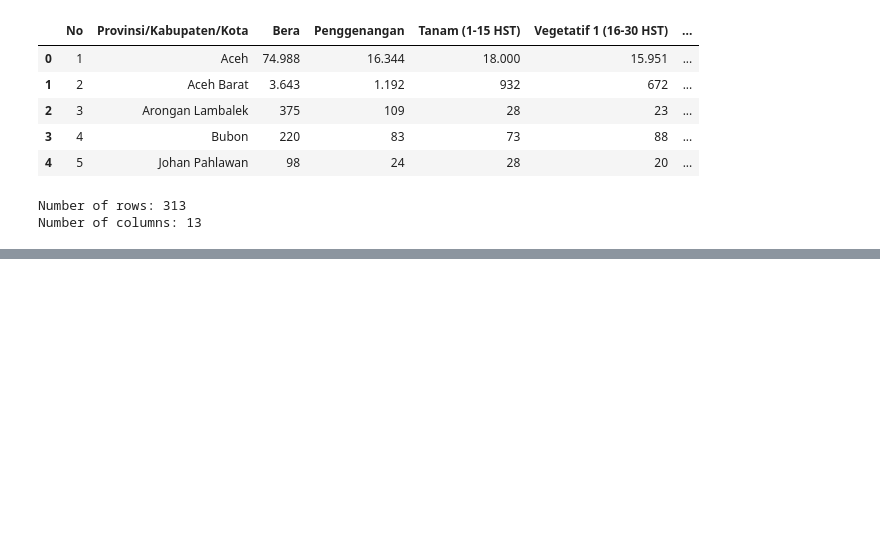
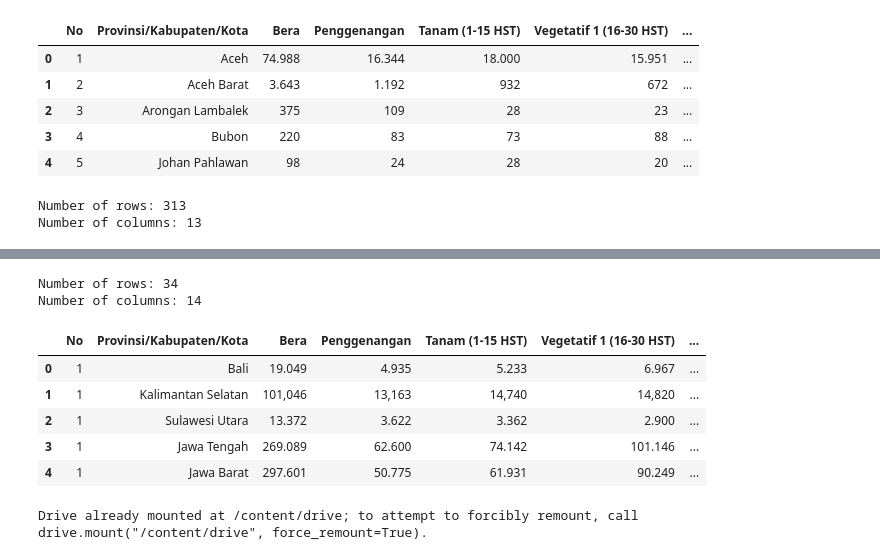
Before and after one commit to ananghw/project_simotandi, a Jupyter notebook: WebScrapping_Simotandi.ipynb, the cells around one changed output, grey strips where cells are left out. Drawn from its saved outputs; the diff is of its cells as text; code cells hidden in the pictures; blank space fills up the shorter version.

```diff
--- a/WebScrapping_Simotandi.ipynb
+++ b/WebScrapping_Simotandi.ipynb
@@ -181,2 +211,25 @@ Berhasil menggabungkan semua file ke: hasil_scraping/gabungan_semua_tabel.xlsx
 Number of rows: 7541
 Number of columns: 14
+# %%
+#EXTRACT DATA PROVINSI
+query = "SELECT * FROM df_sample WHERE No = '1'"
+data_provinsi = sqldf(query)
+
+print(f"Number of rows: {data_provinsi.shape[0]}")
+print(f"Number of columns: {data_provinsi.shape[1]}")
+
+data_provinsi.head()
+# %% [output]
+Number of rows: 34
+Number of columns: 14
+|  | No | Provinsi/Kabupaten/Kota | Bera | Penggenangan | Tanam (1-15 HST) | Vegetatif 1 (16-30 HST) | ... |
+| 0 | 1 | Bali | 19.049 | 4.935 | 5.233 | 6.967 | ... |
+| 1 | 1 | Kalimantan Selatan | 101,046 | 13,163 | 14,740 | 14,820 | ... |
+| 2 | 1 | Sulawesi Utara | 13.372 | 3.622 | 3.362 | 2.900 | ... |
+| 3 | 1 | Jawa Tengah | 269.089 | 62.600 | 74.142 | 101.146 | ... |
+| 4 | 1 | Jawa Barat | 297.601 | 50.775 | 61.931 | 90.249 | ... |
+# %%
+from google.colab import drive
+drive.mount('/content/drive')
+# %% [output]
+Drive already mounted at /content/drive; to attempt to forcibly remount, call drive.mount("/content/drive", force_remount=True).
```
Also changed, not shown: parts of 20 cells of this notebook.
